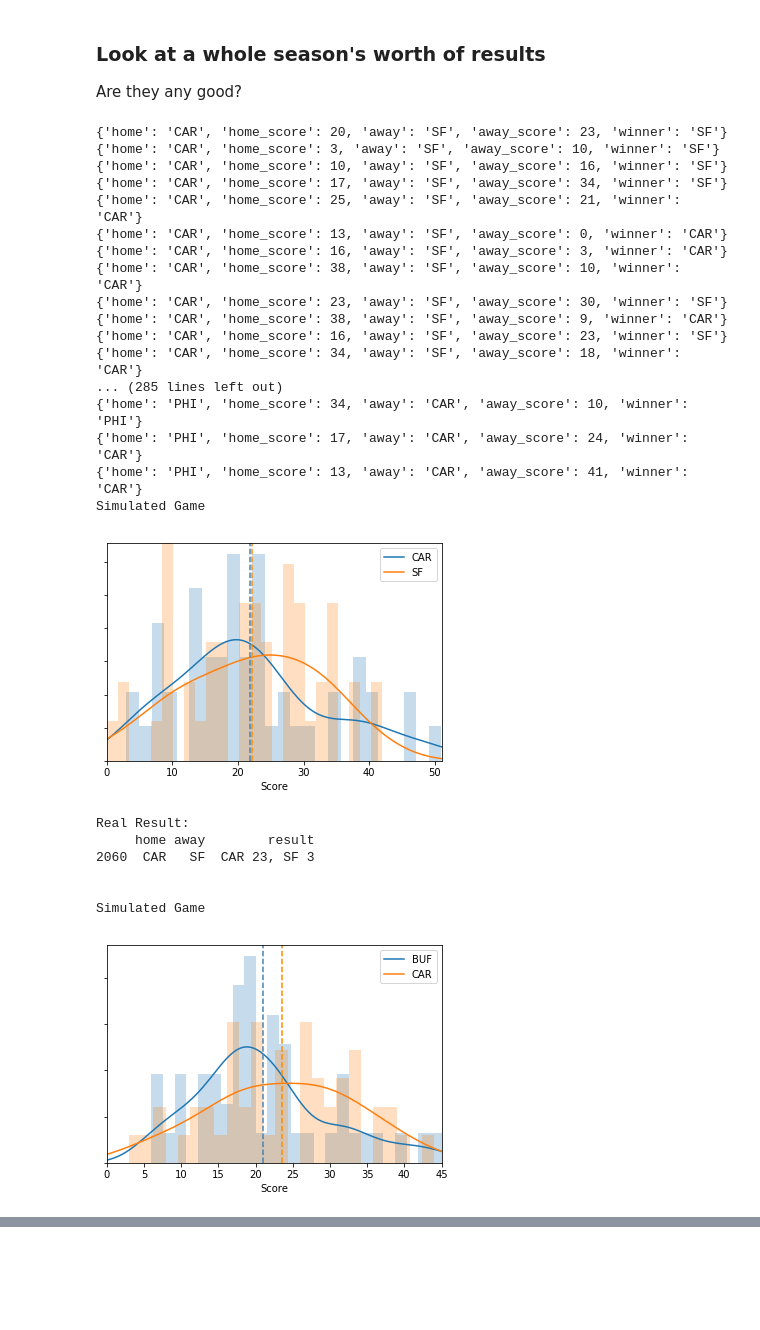
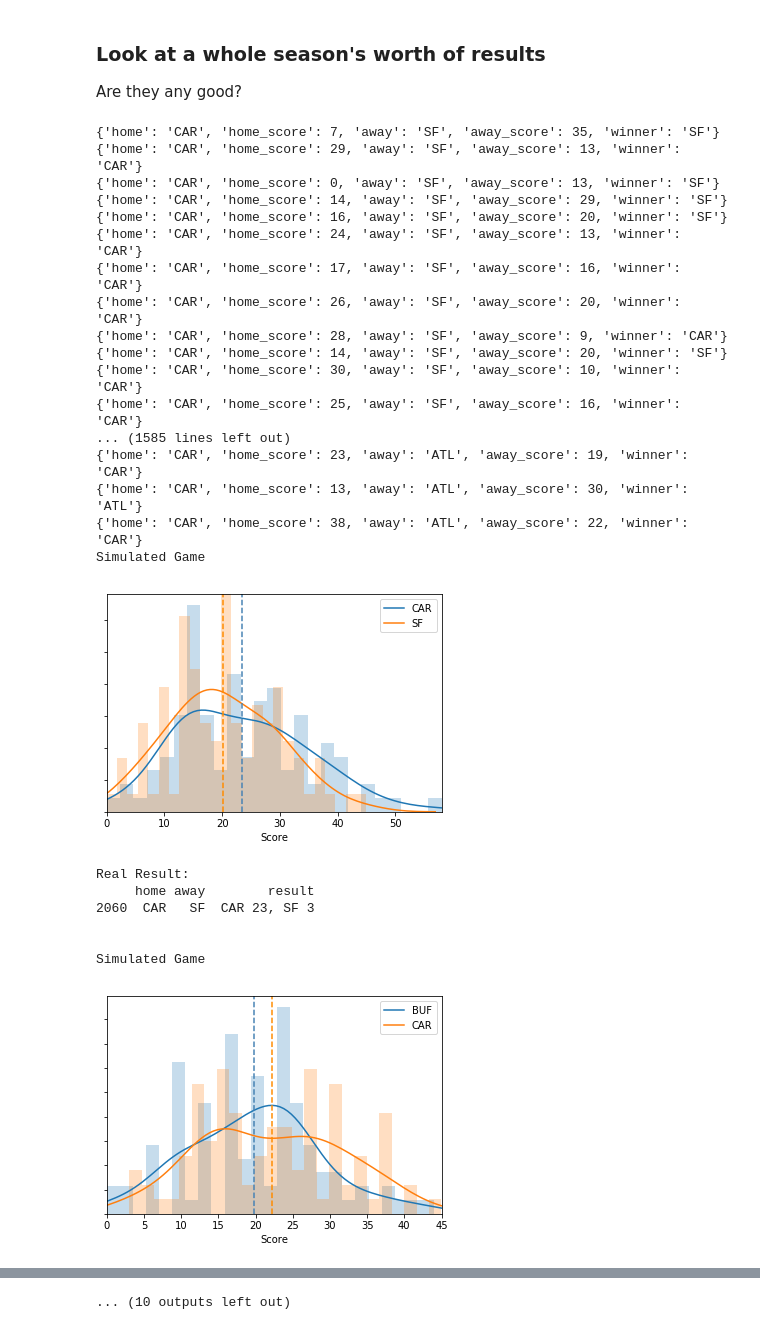
Before and after one commit to ewelchman/football_analytics, a Jupyter notebook: fiddling/Modeling_Games.ipynb, the cells around one changed output, grey strips where cells are left out. Cells and saved outputs as stored; diff of their text form; code cells hidden in the pictures; blank space fills up the shorter version.

```diff
--- a/fiddling/Modeling_Games.ipynb
+++ b/fiddling/Modeling_Games.ipynb
@@ -1160,60 +1157,60 @@ Are they any good?
 # %%
 simmed_games = {}
 real_games = {}
-weeks = 6
+weeks = 17
 for wk in range(1,weeks+1):
     real_game = gamedata[
                           (gamedata.season==2017) &
                           (gamedata.week==wk) &
                           ((gamedata.home=="CAR") | (gamedata.away=="CAR"))
                         ]
 
     if len(real_game.index > 0):
         real_games[wk] = real_game
 
         home_tm = real_game.home.values[0]
         away_tm = real_game.away.values[0]
         sim_game = sim_many_games(home_tm, away_tm,
                                   season=2017,
                                   week=wk,
-                                  iterations=50,
+                                  iterations=100,
                                   quiet=True)
         simmed_games[wk] = sim_game
 
 
 for wk in range(1,weeks+1):
     print("Simulated Game")
     visualize_sim(simmed_games[wk])
     print("Real Result:")
     cols = ['home','away','result']
     print(real_games[wk][cols])
     print("\n")
 # %% [output]
-{'home': 'CAR', 'home_score': 20, 'away': 'SF', 'away_score': 23, 'winner': 'SF'}
-{'home': 'CAR', 'home_score': 3, 'away': 'SF', 'away_score': 10, 'winner': 'SF'}
-{'home': 'CAR', 'home_score': 10, 'away': 'SF', 'away_score': 16, 'winner': 'SF'}
-{'home': 'CAR', 'home_score': 17, 'away': 'SF', 'away_score': 34, 'winner': 'SF'}
-{'home': 'CAR', 'home_score': 25, 'away': 'SF', 'away_score': 21, 'winner': 'CAR'}
-{'home': 'CAR', 'home_score': 13, 'away': 'SF', 'away_score': 0, 'winner': 'CAR'}
-{'home': 'CAR', 'home_score': 16, 'away': 'SF', 'away_score': 3, 'winner': 'CAR'}
-{'home': 'CAR', 'home_score': 38, 'away': 'SF', 'away_score': 10, 'winner': 'CAR'}
-{'home': 'CAR', 'home_score': 23, 'away': 'SF', 'away_score': 30, 'winner': 'SF'}
-{'home': 'CAR', 'home_score': 38, 'away': 'SF', 'away_score': 9, 'winner': 'CAR'}
-{'home': 'CAR', 'home_score': 16, 'away': 'SF', 'away_score': 23, 'winner': 'SF'}
-{'home': 'CAR', 'home_score': 34, 'away': 'SF', 'away_score': 18, 'winner': 'CAR'}
-... (285 lines left out)
-{'home': 'PHI', 'home_score': 34, 'away': 'CAR', 'away_score': 10, 'winner': 'PHI'}
-{'home': 'PHI', 'home_score': 17, 'away': 'CAR', 'away_score': 24, 'winner': 'CAR'}
-{'home': 'PHI', 'home_score': 13, 'away': 'CAR', 'away_score': 41, 'winner': 'CAR'}
+{'home': 'CAR', 'home_score': 7, 'away': 'SF', 'away_score': 35, 'winner': 'SF'}
+{'home': 'CAR', 'home_score': 29, 'away': 'SF', 'away_score': 13, 'winner': 'CAR'}
+{'home': 'CAR', 'home_score': 0, 'away': 'SF', 'away_score': 13, 'winner': 'SF'}
+{'home': 'CAR', 'home_score': 14, 'away': 'SF', 'away_score': 29, 'winner': 'SF'}
+{'home': 'CAR', 'home_score': 16, 'away': 'SF', 'away_score': 20, 'winner': 'SF'}
+{'home': 'CAR', 'home_score': 24, 'away': 'SF', 'away_score': 13, 'winner': 'CAR'}
+{'home': 'CAR', 'home_score': 17, 'away': 'SF', 'away_score': 16, 'winner': 'CAR'}
+{'home': 'CAR', 'home_score': 26, 'away': 'SF', 'away_score': 20, 'winner': 'CAR'}
+{'home': 'CAR', 'home_score': 28, 'away': 'SF', 'away_score': 9, 'winner': 'CAR'}
+{'home': 'CAR', 'home_score': 14, 'away': 'SF', 'away_score': 20, 'winner': 'SF'}
+{'home': 'CAR', 'home_score': 30, 'away': 'SF', 'away_score': 10, 'winner': 'CAR'}
+{'home': 'CAR', 'home_score': 25, 'away': 'SF', 'away_score': 16, 'winner': 'CAR'}
+... (1585 lines left out)
+{'home': 'CAR', 'home_score': 23, 'away': 'ATL', 'away_score': 19, 'winner': 'CAR'}
+{'home': 'CAR', 'home_score': 13, 'away': 'ATL', 'away_score': 30, 'winner': 'ATL'}
+{'home': 'CAR', 'home_score': 38, 'away': 'ATL', 'away_score': 22, 'winner': 'CAR'}
 Simulated Game
-[figure, old version]
+[figure, new version]
 Real Result:
      home away        result
 2060  CAR   SF  CAR 23, SF 3
 
 
 Simulated Game
-[figure, old version]
+[figure, new version]
 Real Result:
      home away        result
 2071  BUF  CAR  CAR 9, BUF 3
@@ -1219,0 +1242 @@ Real Result:
+... (10 outputs left out)
```
Also changed, not shown: parts of 7 cells of this notebook, 2 other files.
